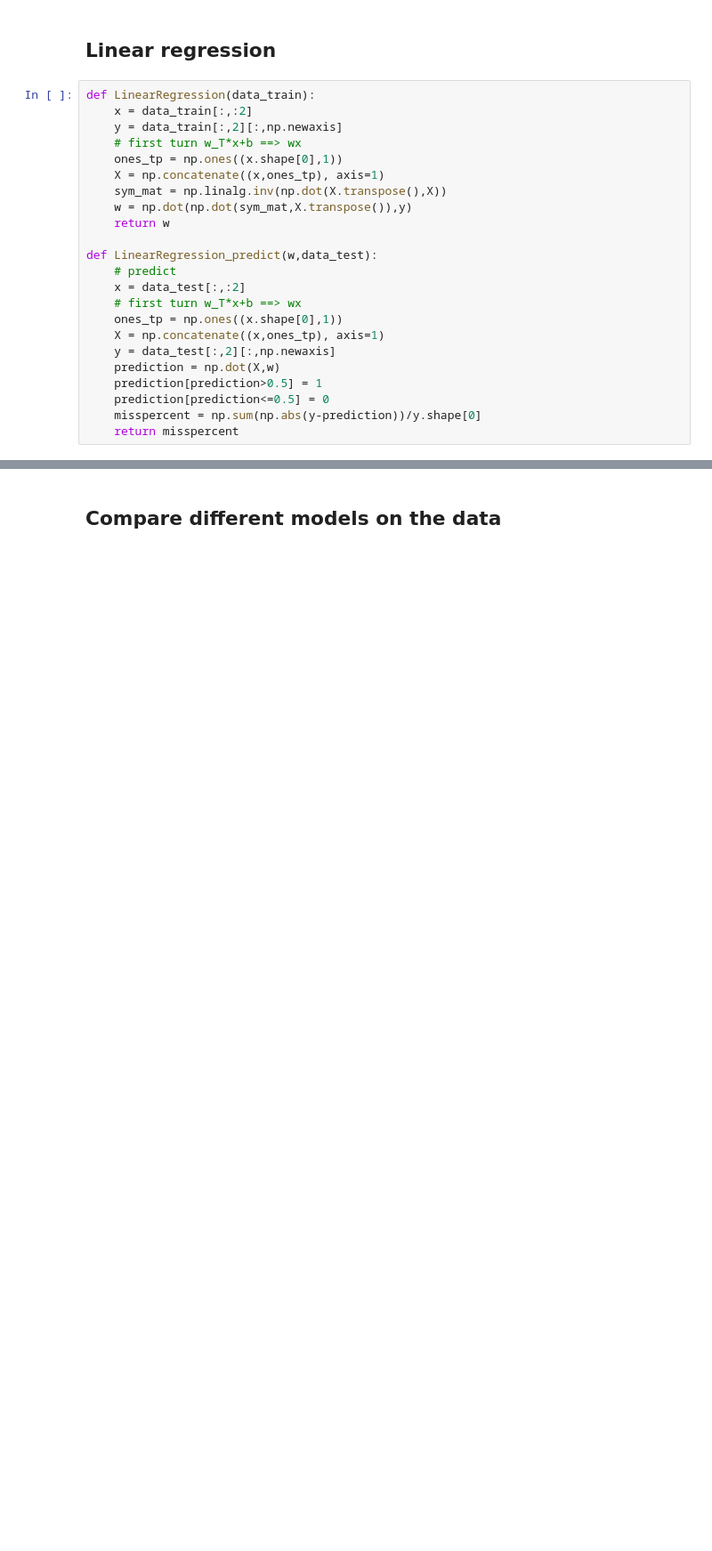
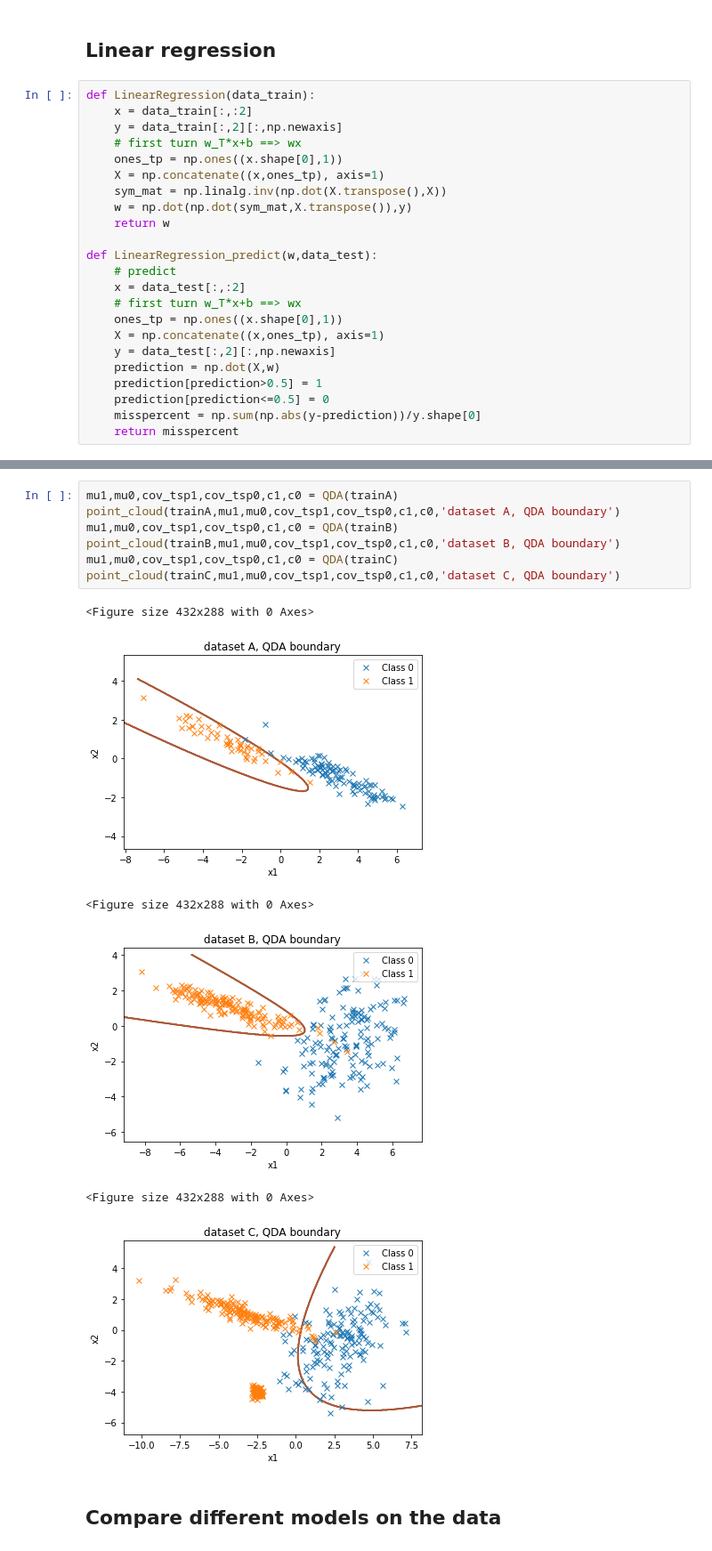
Before and after one commit to fern35/MVA_PGM, a Jupyter notebook: tp1.ipynb, the cells around one changed output, grey strips where cells are left out. Shown at 89% size. Saved outputs shown, nothing was run; the diff lists cells and outputs as text; blank space fills up the shorter version.

```diff
--- a/tp1.ipynb
+++ b/tp1.ipynb
@@ -219,3 +292,17 @@ point_cloud(trainC,w,c,(-1,2))
+# %%
+mu1,mu0,cov_tsp1,cov_tsp0,c1,c0 = QDA(trainA)
+point_cloud(trainA,mu1,mu0,cov_tsp1,cov_tsp0,c1,c0,'dataset A, QDA boundary')
+mu1,mu0,cov_tsp1,cov_tsp0,c1,c0 = QDA(trainB)
+point_cloud(trainB,mu1,mu0,cov_tsp1,cov_tsp0,c1,c0,'dataset B, QDA boundary')
+mu1,mu0,cov_tsp1,cov_tsp0,c1,c0 = QDA(trainC)
+point_cloud(trainC,mu1,mu0,cov_tsp1,cov_tsp0,c1,c0,'dataset C, QDA boundary')
+# %% [output]
+<Figure size 432x288 with 0 Axes>
+[figure, added]
+<Figure size 432x288 with 0 Axes>
+[figure, added]
+<Figure size 432x288 with 0 Axes>
+[figure, added]
 # %% [markdown]
 ## Compare different models on the data
 # %%
```
Also changed, not shown: parts of 10 cells of this notebook.
